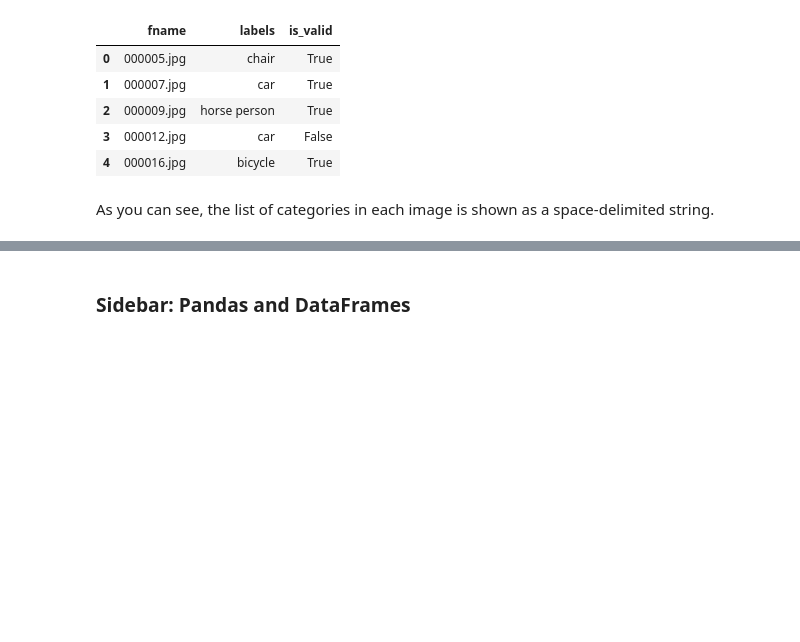
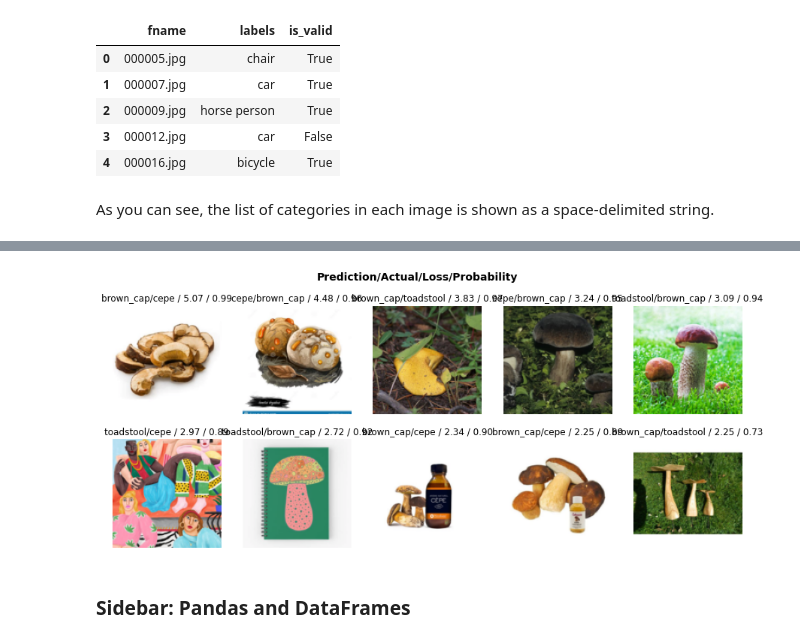
Before and after one commit to GrueneKatze/FastAI4, a Jupyter notebook: FastAI_06_multicat.ipynb, the cells around one changed output, grey strips where cells are left out. Drawn from its saved outputs; the diff is of its cells as text; code cells hidden in the pictures; blank space fills up the shorter version.

```diff
--- a/FastAI_06_multicat.ipynb
+++ b/FastAI_06_multicat.ipynb
@@ -62,0 +133,4 @@ As you can see, the list of categories in each image is shown as a space-delimit
+# %%
+interp.plot_top_losses(10, nrows=2)
+# %% [output]
+[figure, added]
```
Also changed, not shown: parts of 11 cells of this notebook.
